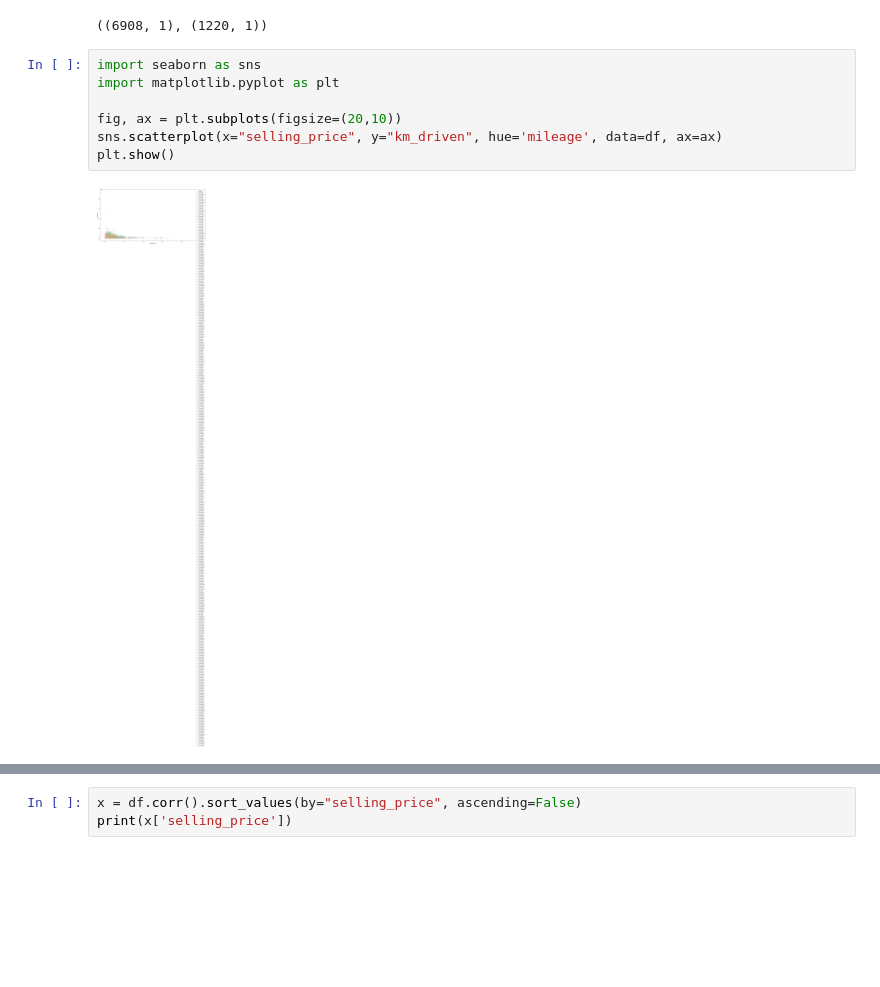
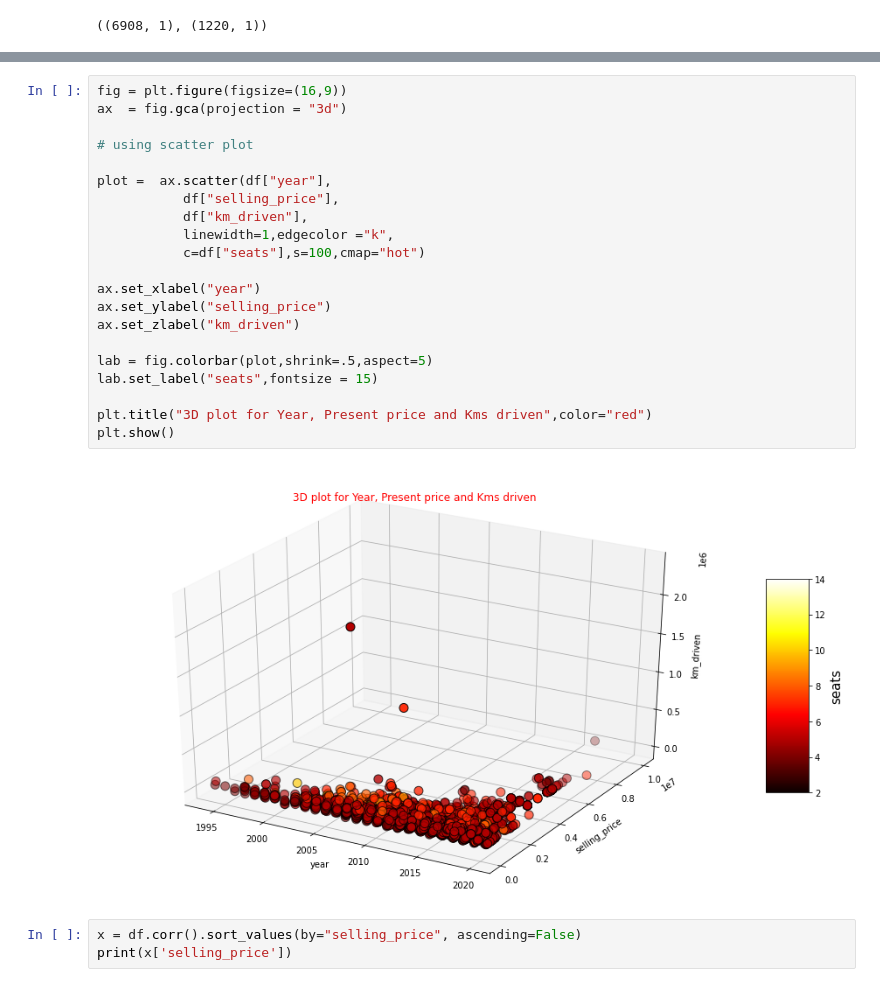
Before and after one commit to puneethraj28/Data_Science_DLithe-, a Jupyter notebook: DataScience_Internship_Car.ipynb, the cells around one changed output, grey strips where cells are left out. Cells and saved outputs as stored; diff of their text form; blank space fills up the shorter version.

```diff
--- a/DataScience_Internship_Car.ipynb
+++ b/DataScience_Internship_Car.ipynb
@@ -159,15 +159,6 @@ X_train.shape, X_test.shape
 y_train.shape, y_test.shape
 # %% [output]
 ((6908, 1), (1220, 1))
-# %%
-import seaborn as sns
-import matplotlib.pyplot as plt
-
-fig, ax = plt.subplots(figsize=(20,10))
-sns.scatterplot(x="selling_price", y="km_driven", hue='mileage', data=df, ax=ax)
-plt.show()
-# %% [output]
-[figure, removed]
 # %%
 df.head()
 # %% [output]
@@ -177,6 +168,29 @@ df.head()
 | 2 | Honda City 2017-2020 EXi | 2006 | 158000 | 140000 | 0 | Individual | Manual | Third Owner | 17.7 kmpl | ... |
 | 3 | Hyundai i20 Sportz Diesel | 2010 | 225000 | 127000 | 1 | Individual | Manual | First Owner | 23.0 kmpl | ... |
 | 4 | Maruti Swift VXI BSIII | 2007 | 130000 | 120000 | 0 | Individual | Manual | First Owner | 16.1 kmpl | ... |
+# %%
+fig = plt.figure(figsize=(16,9))
+ax  = fig.gca(projection = "3d")
+
+# using scatter plot
+
+plot =  ax.scatter(df["year"],
+           df["selling_price"],
+           df["km_driven"],
+           linewidth=1,edgecolor ="k",
+           c=df["seats"],s=100,cmap="hot")
+
+ax.set_xlabel("year")
+ax.set_ylabel("selling_price")
+ax.set_zlabel("km_driven")
+
+lab = fig.colorbar(plot,shrink=.5,aspect=5)
+lab.set_label("seats",fontsize = 15)
+
+plt.title("3D plot for Year, Present price and Kms driven",color="red")
+plt.show()
+# %% [output]
+[figure, added]
 # %%
 x = df.corr().sort_values(by="selling_price", ascending=False)
 print(x['selling_price'])
```
